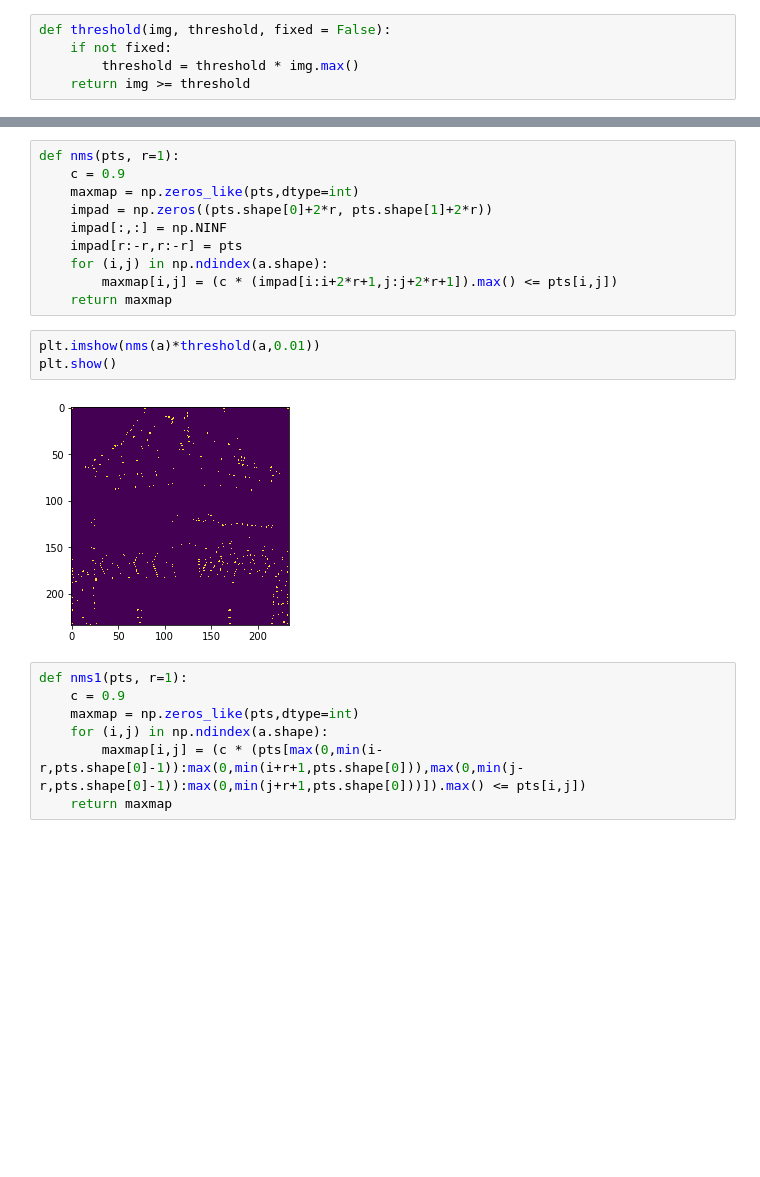
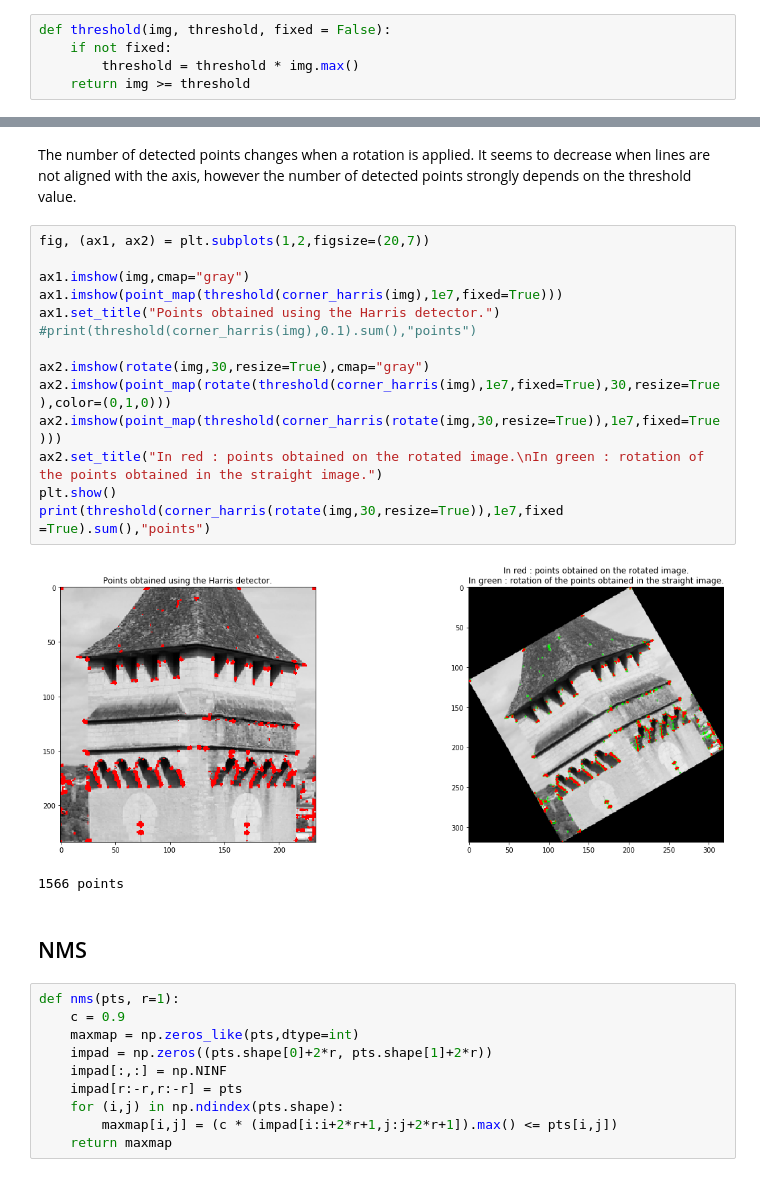
Before and after one commit to Xyouz/3dvision, a Jupyter notebook: Harris/dufraisse.ipynb, the cells around one changed output, grey strips where cells are left out. Drawn from its saved outputs; the diff is of its cells as text; blank space fills up the shorter version.

```diff
--- a/Harris/dufraisse.ipynb
+++ b/Harris/dufraisse.ipynb
@@ -41,3 +79,24 @@ plt.show()
+# %% [markdown]
+The number of detected points changes when a rotation is applied. It seems to decrease when lines are not aligned with the axis, however the number of detected points strongly depends on the threshold value.
+# %%
+fig, (ax1, ax2) = plt.subplots(1,2,figsize=(20,7))
+
+ax1.imshow(img,cmap="gray")
+ax1.imshow(point_map(threshold(corner_harris(img),1e7,fixed=True)))
+ax1.set_title("Points obtained using the Harris detector.")
+#print(threshold(corner_harris(img),0.1).sum(),"points")
+
+ax2.imshow(rotate(img,30,resize=True),cmap="gray")
+ax2.imshow(point_map(rotate(threshold(corner_harris(img),1e7,fixed=True),30,resize=True),color=(0,1,0)))
+ax2.imshow(point_map(threshold(corner_harris(rotate(img,30,resize=True)),1e7,fixed=True)))
+ax2.set_title("In red : points obtained on the rotated image.\nIn green : rotation of the points obtained in the straight image.")
+plt.show()
+print(threshold(corner_harris(rotate(img,30,resize=True)),1e7,fixed =True).sum(),"points")
+# %% [output]
+[figure, added]
+1566 points
+# %% [markdown]
+## NMS ##
 # %%
 def nms(pts, r=1):
     c = 0.9
@@ -45,18 +104,6 @@ def nms(pts, r=1):
     impad = np.zeros((pts.shape[0]+2*r, pts.shape[1]+2*r))
     impad[:,:] = np.NINF
     impad[r:-r,r:-r] = pts
-    for (i,j) in np.ndindex(a.shape):
+    for (i,j) in np.ndindex(pts.shape):
         maxmap[i,j] = (c * (impad[i:i+2*r+1,j:j+2*r+1]).max() <= pts[i,j])
     return maxmap
-# %%
-plt.imshow(nms(a)*threshold(a,0.01))
-plt.show()
-# %% [output]
-[figure, removed]
-# %%
-def nms1(pts, r=1):
-    c = 0.9
-    maxmap = np.zeros_like(pts,dtype=int)
-    for (i,j) in np.ndindex(a.shape):
-        maxmap[i,j] = (c * (pts[max(0,min(i-r,pts.shape[0]-1)):max(0,min(i+r+1,pts.shape[0])),max(0,min(j-r,pts.shape[0]-1)):max(0,min(j+r+1,pts.shape[0]))]).max() <= pts[i,j])
-    return maxmap
```
Also changed, not shown: parts of 26 cells of this notebook.
